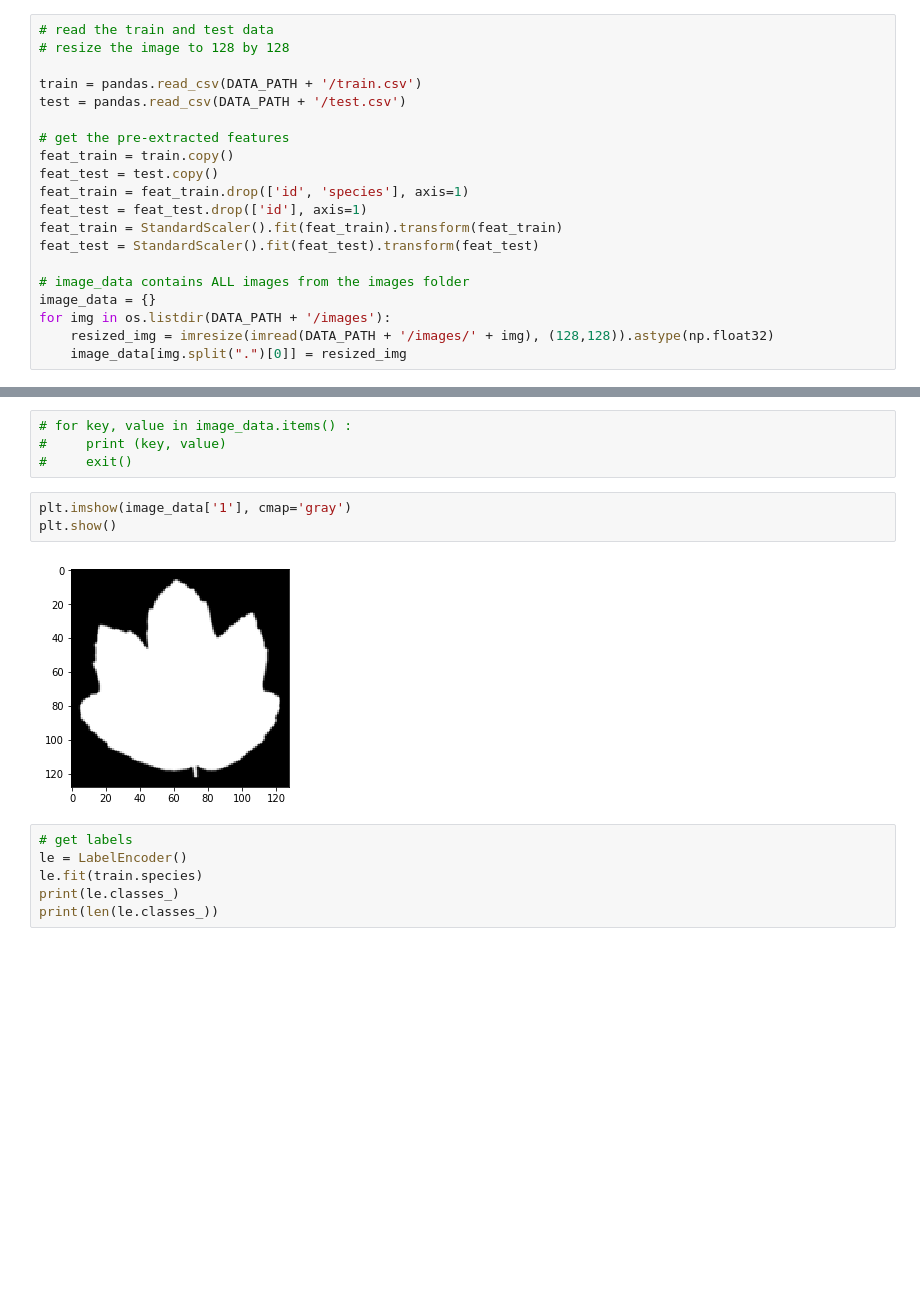
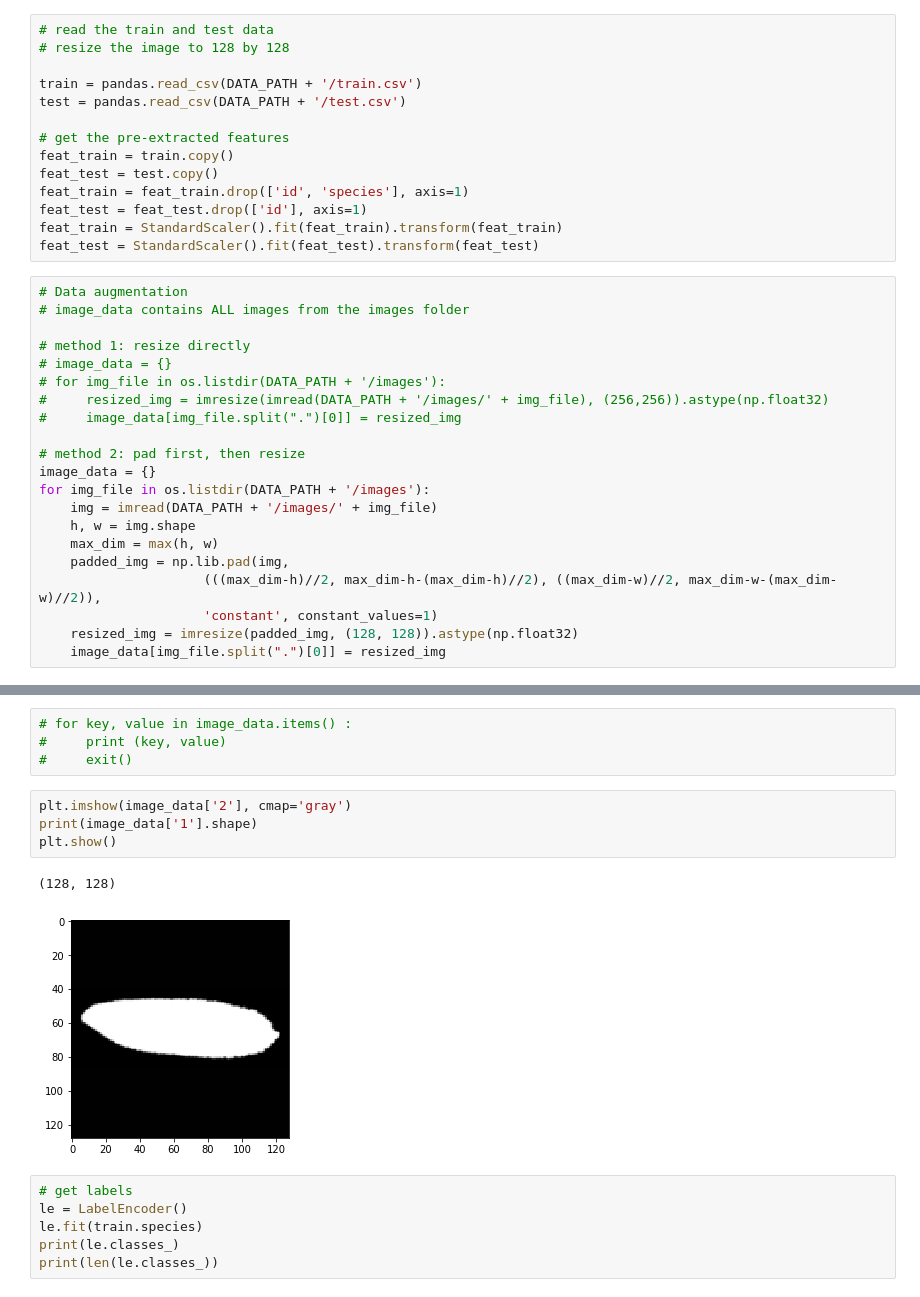
Before and after one commit to zlmoment/deepLeaf, a Jupyter notebook: deepLeaf.ipynb, the cells around one changed output, grey strips where cells are left out. Saved outputs shown, nothing was run; the diff lists cells and outputs as text; blank space fills up the shorter version.

Commit message:
Data augmentation with padding
Add a new method for data augmentation by padding first. Not work.

```diff
--- a/deepLeaf.ipynb
+++ b/deepLeaf.ipynb
@@ -29,12 +31,27 @@ feat_train = feat_train.drop(['id', 'species'], axis=1)
 feat_test = feat_test.drop(['id'], axis=1)
 feat_train = StandardScaler().fit(feat_train).transform(feat_train)
 feat_test = StandardScaler().fit(feat_test).transform(feat_test)
-
-# image_data contains ALL images from the images folder
-image_data = {}
-for img in os.listdir(DATA_PATH + '/images'):
-    resized_img = imresize(imread(DATA_PATH + '/images/' + img), (128,128)).astype(np.float32)
-    image_data[img.split(".")[0]] = resized_img
+# %%
+# Data augmentation
+# image_data contains ALL images from the images folder
+
+# method 1: resize directly
+# image_data = {}
+# for img_file in os.listdir(DATA_PATH + '/images'):
+#     resized_img = imresize(imread(DATA_PATH + '/images/' + img_file), (256,256)).astype(np.float32)
+#     image_data[img_file.split(".")[0]] = resized_img
+
+# method 2: pad first, then resize
+image_data = {}
+for img_file in os.listdir(DATA_PATH + '/images'):
+    img = imread(DATA_PATH + '/images/' + img_file)
+    h, w = img.shape
+    max_dim = max(h, w)
+    padded_img = np.lib.pad(img,
+                     (((max_dim-h)//2, max_dim-h-(max_dim-h)//2), ((max_dim-w)//2, max_dim-w-(max_dim-w)//2)),
+                     'constant', constant_values=1)
+    resized_img = imresize(padded_img, (128, 128)).astype(np.float32)
+    image_data[img_file.split(".")[0]] = resized_img
 # %%
 print(train.shape)
 print(feat_train.shape)
@@ -52,10 +69,12 @@ print(len(image_data))
 #     print (key, value)
 #     exit()
 # %%
-plt.imshow(image_data['1'], cmap='gray')
+plt.imshow(image_data['2'], cmap='gray')
+print(image_data['1'].shape)
 plt.show()
 # %% [output]
+(128, 128)
-[figure, old version]
+[figure, new version]
 # %%
 # get labels
 le = LabelEncoder()
```
Also changed, not shown: parts of 4 cells of this notebook.
